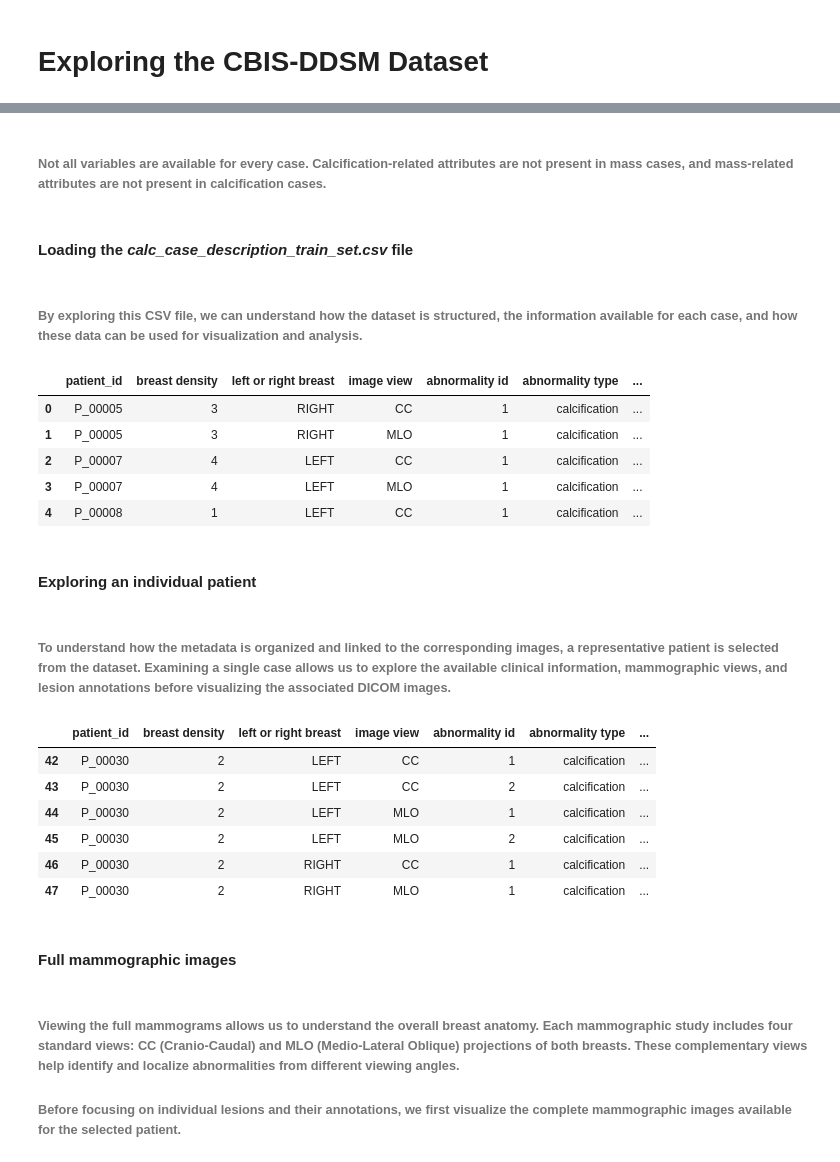
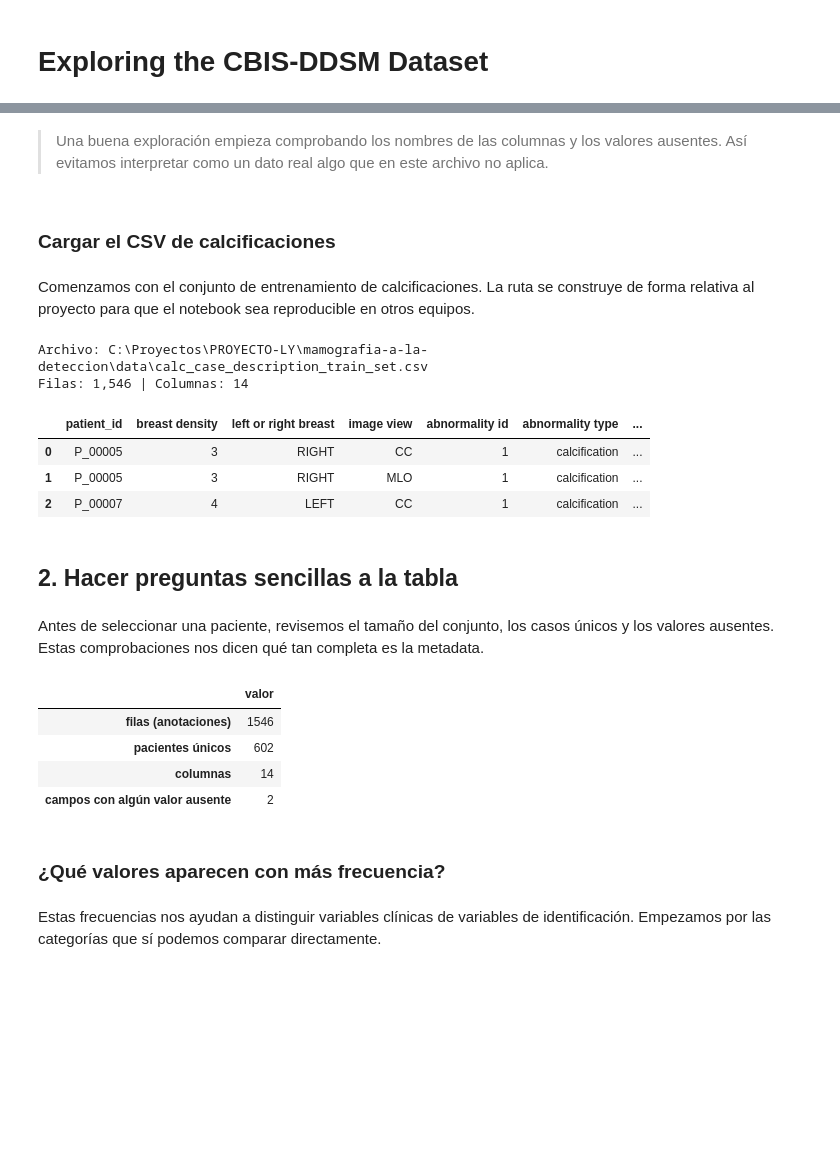
Before and after one commit to luisyauri1/mamografia-a-la-deteccion, a Jupyter notebook: notebooks/Exploring.ipynb, the cells around one changed output, grey strips where cells are left out. Saved outputs shown, nothing was run; the diff lists cells and outputs as text; code cells hidden in the pictures; blank space fills up the shorter version.

```diff
--- a/notebooks/Exploring.ipynb
+++ b/notebooks/Exploring.ipynb
@@ -146,51 +45,58 @@ import matplotlib.pyplot as plt        # Image visualization
 # %% [markdown]
-###### Not all variables are available for every case. Calcification-related attributes are not present in mass cases, and mass-related attributes are not present in calcification cases.
+> Una buena exploración empieza comprobando los nombres de las columnas y los valores ausentes. Así evitamos interpretar como un dato real algo que en este archivo no aplica.
 # %% [markdown]
-#### Loading the *calc_case_description_train_set.csv* file
+### Cargar el CSV de calcificaciones
 # %% [markdown]
-###### By exploring this CSV file, we can understand how the dataset is structured, the information available for each case, and how these data can be used for visualization and analysis.
+Comenzamos con el conjunto de entrenamiento de calcificaciones. La ruta se construye de forma relativa al proyecto para que el notebook sea reproducible en otros equipos.
 # %%
-ruta_csv = r"Downloads\calc_case_description_train_set.csv" # ruta_csv = stores the location of the metadata file on the computer.
+from pathlib import Path
 
-df = pd.read_csv(ruta_csv) # pd.read_csv(ruta_csv) = reads the CSV file and converts it into a pandas DataFrame,
-                           # a table-like structure that allows us to explore, filter, analyze, and visualize the data.
-                           # df = variable that stores the DataFrame for later use.
+# Buscamos la carpeta data tanto si el notebook se ejecuta desde el proyecto
+# como si se ejecuta desde la carpeta notebooks.
+DATA_DIR = next(
+    (candidate for candidate in (Path("data"), Path("../data")) if candidate.exists()),
+    None,
+)
+if DATA_DIR is None:
+    raise FileNotFoundError("No se encontró la carpeta data/. Ejecuta el notebook desde el proyecto.")
+
+CALC_CSV = DATA_DIR / "calc_case_description_train_set.csv"
+df = pd.read_csv(CALC_CSV)
+
+print(f"Archivo: {CALC_CSV.resolve()}")
+print(f"Filas: {len(df):,} | Columnas: {df.shape[1]}")
+# %% [output]
+Archivo: C:\Proyectos\PROYECTO-LY\mamografia-a-la-deteccion\data\calc_case_description_train_set.csv
+Filas: 1,546 | Columnas: 14
 # %%
-# Display the first rows of the DataFrame to obtain an initial overview of the dataset.
-df.head()
-
-# It allows us to quickly inspect the dataset structure, identify the available columns,
-# and verify that the data were loaded correctly.
+# Las primeras filas permiten comprobar la forma de los datos y reconocer sus columnas.
+df.head(3)
 # %% [output]
 |  | patient_id | breast density | left or right breast | image view | abnormality id | abnormality type | ... |
 | 0 | P_00005 | 3 | RIGHT | CC | 1 | calcification | ... |
 | 1 | P_00005 | 3 | RIGHT | MLO | 1 | calcification | ... |
 | 2 | P_00007 | 4 | LEFT | CC | 1 | calcification | ... |
-| 3 | P_00007 | 4 | LEFT | MLO | 1 | calcification | ... |
-| 4 | P_00008 | 1 | LEFT | CC | 1 | calcification | ... |
 # %% [markdown]
-#### Exploring an individual patient
+## 2. Hacer preguntas sencillas a la tabla
 # %% [markdown]
-###### To understand how the metadata is organized and linked to the corresponding images, a representative patient is selected from the dataset. Examining a single case allows us to explore the available clinical information, mammographic views, and lesion annotations before visualizing the associated DICOM images.
+Antes de seleccionar una paciente, revisemos el tamaño del conjunto, los casos únicos y los valores ausentes. Estas comprobaciones nos dicen qué tan completa es la metadata.
 # %%
-patient_id = "P_00030"                        # patient_id stores the identifier of the patient of interest
-caso = df[df["patient_id"] == patient_id]     # df["patient_id"] == patient_id creates a condition that selects only the rows belonging to that patient
-                                              # df["patient_id"] filters the DataFrame using that condition
-                                              # caso stores the resulting subset of data
-caso
-# Displaying 'caso' shows all abnormalities and associated information available for the selected patient
+# Resumen de calidad: una fila es una anotación y un paciente puede tener varias filas.
+resumen = pd.Series({
+    "filas (anotaciones)": len(df),
+    "pacientes únicos": df["patient_id"].nunique(),
+    "columnas": df.shape[1],
+    "campos con algún valor ausente": int(df.isna().any().sum()),
+})
+resumen.to_frame("valor")
 # %% [output]
-|  | patient_id | breast density | left or right breast | image view | abnormality id | abnormality type | ... |
-| 42 | P_00030 | 2 | LEFT | CC | 1 | calcification | ... |
-| 43 | P_00030 | 2 | LEFT | CC | 2 | calcification | ... |
-| 44 | P_00030 | 2 | LEFT | MLO | 1 | calcification | ... |
-| 45 | P_00030 | 2 | LEFT | MLO | 2 | calcification | ... |
-| 46 | P_00030 | 2 | RIGHT | CC | 1 | calcification | ... |
-| 47 | P_00030 | 2 | RIGHT | MLO | 1 | calcification | ... |
+|  | valor |
+| filas (anotaciones) | 1546 |
+| pacientes únicos | 602 |
+| columnas | 14 |
+| campos con algún valor ausente | 2 |
 # %% [markdown]
-#### Full mammographic images
+### ¿Qué valores aparecen con más frecuencia?
 # %% [markdown]
-###### Viewing the full mammograms allows us to understand the overall breast anatomy. Each mammographic study includes four standard views: CC (Cranio-Caudal) and MLO (Medio-Lateral Oblique) projections of both breasts. These complementary views help identify and localize abnormalities from different viewing angles.
-
-###### Before focusing on individual lesions and their annotations, we first visualize the complete mammographic images available for the selected patient.
+Estas frecuencias nos ayudan a distinguir variables clínicas de variables de identificación. Empezamos por las categorías que sí podemos comparar directamente.
 # %%
```
Also changed, not shown: parts of 22 cells of this notebook, 1 other file.
